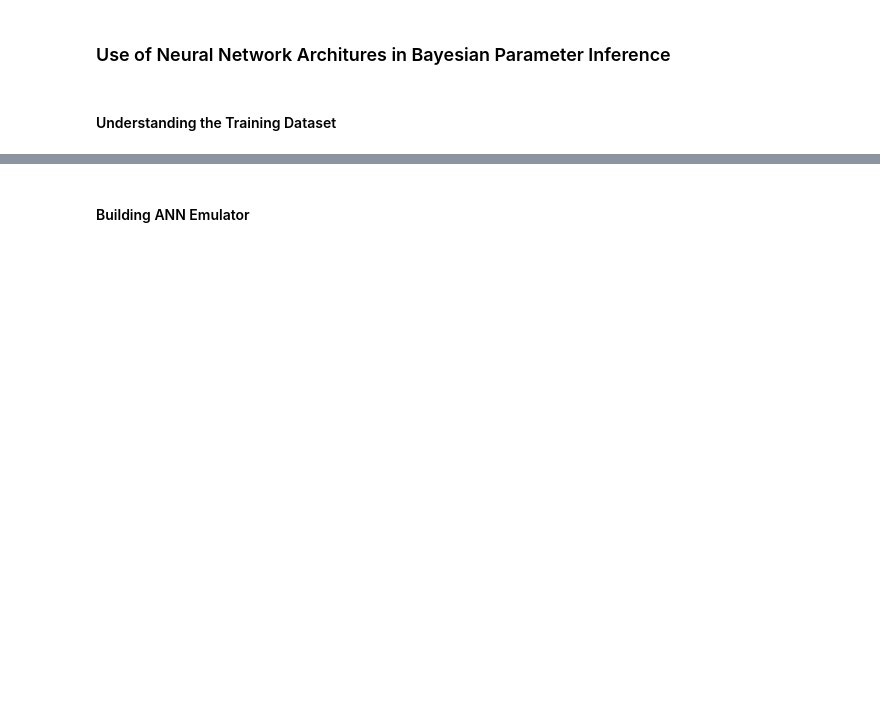
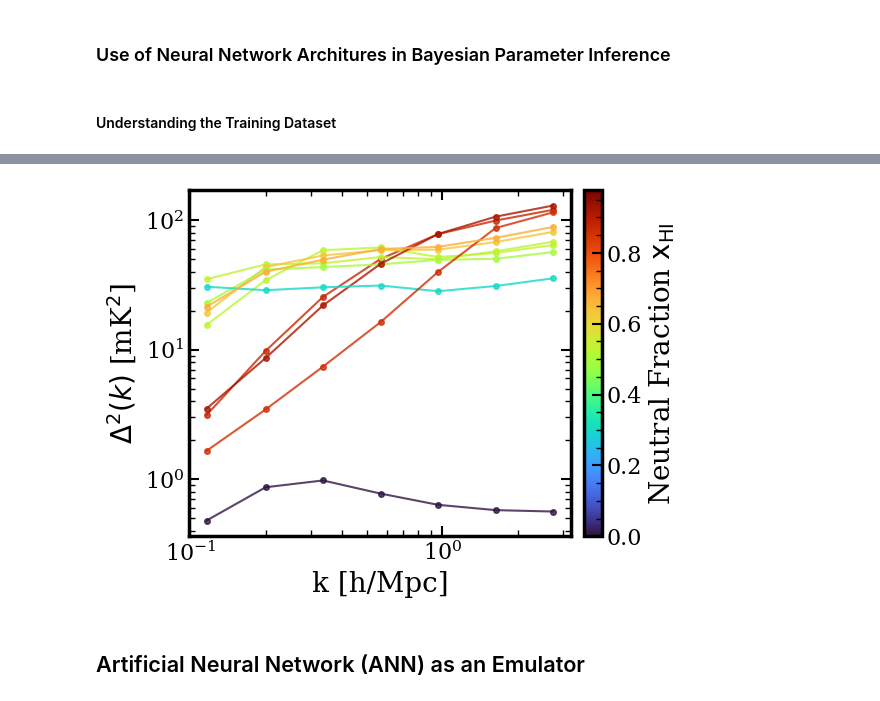
Before and after one commit to Yashraj-010/AI-ML_in_Inference, a Jupyter notebook: tutorial.ipynb, the cells around one changed output, grey strips where cells are left out. Cells and saved outputs as stored; diff of their text form; code cells hidden in the pictures; blank space fills up the shorter version.

```diff
--- a/tutorial.ipynb
+++ b/tutorial.ipynb
@@ -18,6 +31,8 @@ delta_PS = np.loadtxt('./data/Power_Spectrum_Normalised.txt',skiprows=1)
 # %%
 # Plotting the power spectrum for different xHI values
 
-# PlotPs(k_values, delta_PS, xHI, num=10)
+PlotPs(k_values, delta_PS, xHI, num=10)
+# %% [output]
+[figure, added]
 # %% [markdown]
-#### Building ANN Emulator
+## Artificial Neural Network (ANN) as an Emulator
```
Also changed, not shown: parts of 12 cells of this notebook.
